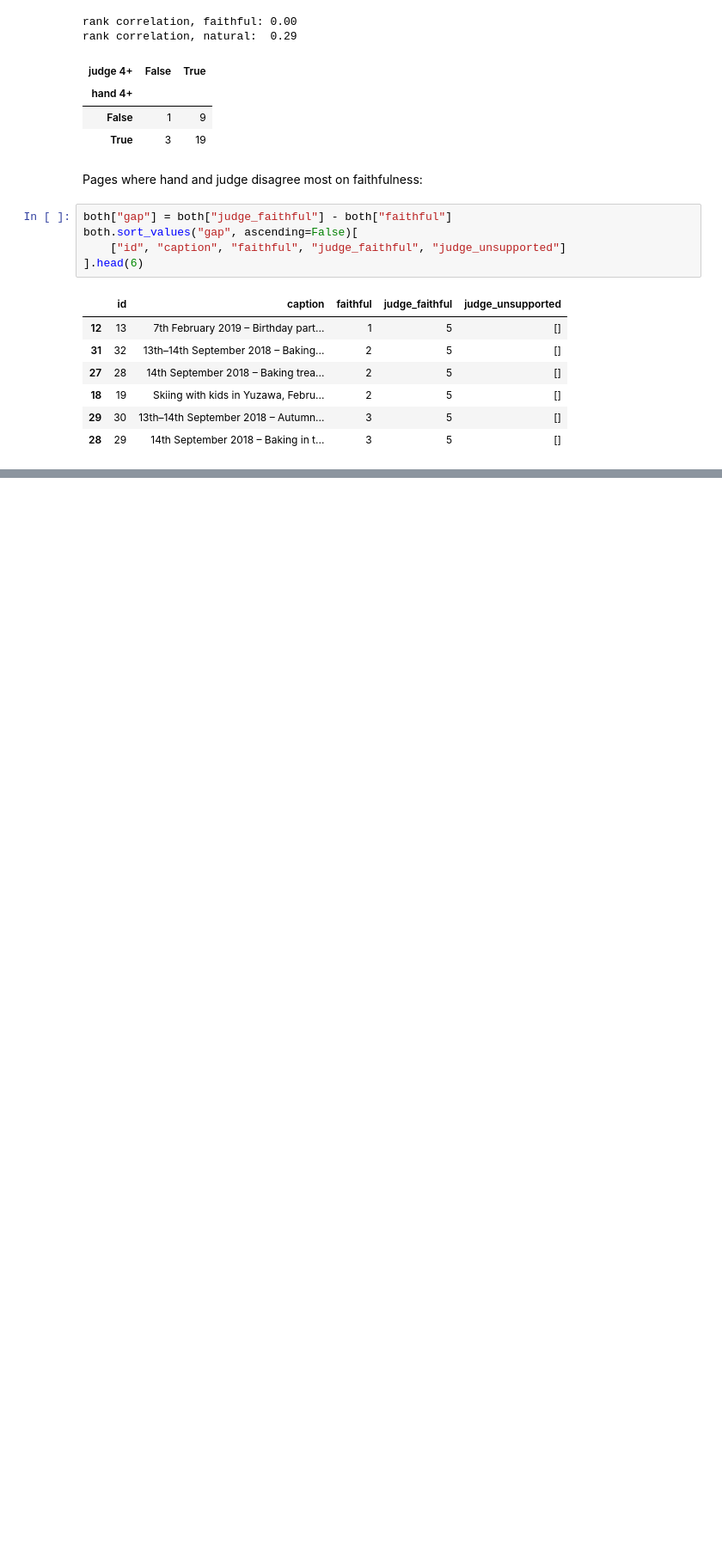
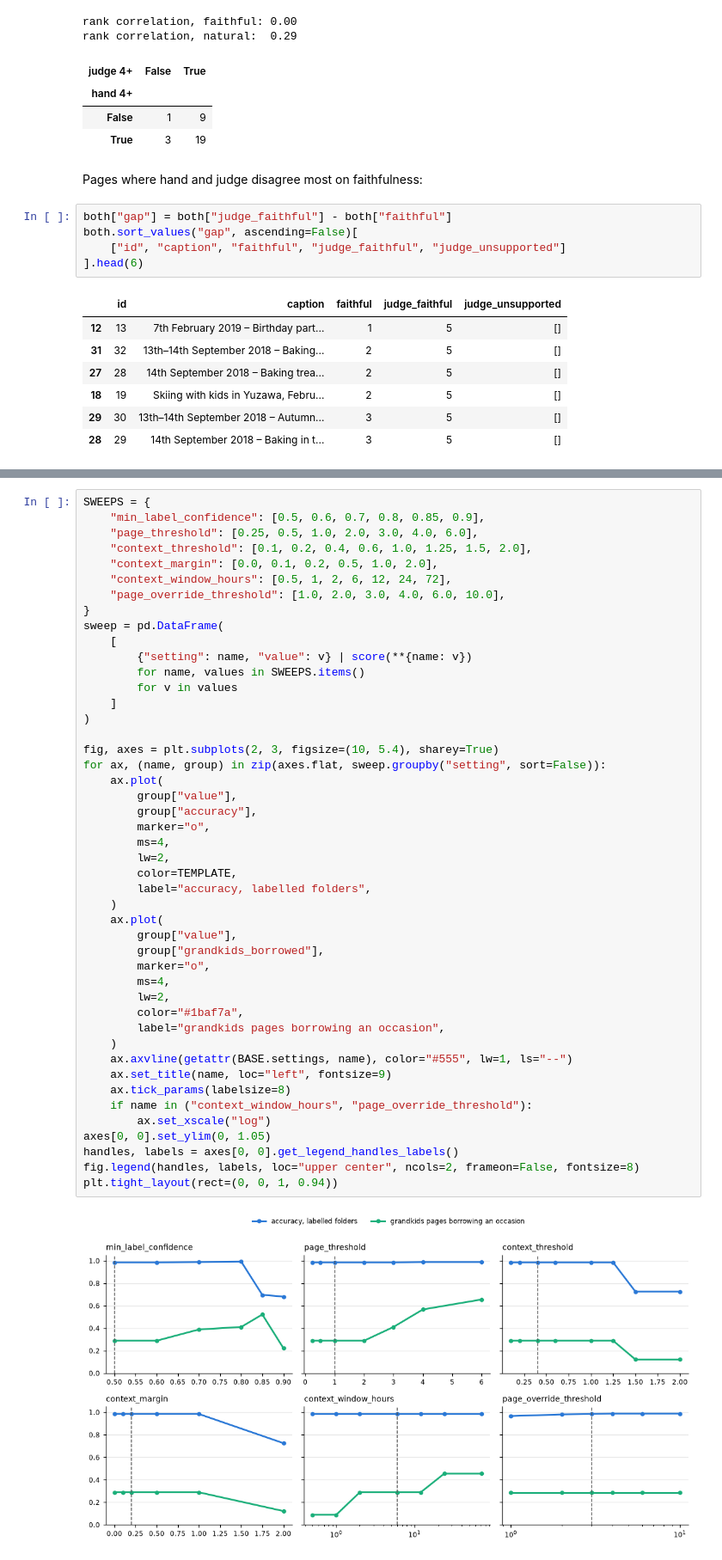
Before and after one commit to felix-e-h-p/photobook-captioner, a Jupyter notebook: notebooks/03_results.ipynb, the cells around one changed output, grey strips where cells are left out. Shown at 86% size. Saved outputs shown, nothing was run; the diff lists cells and outputs as text; blank space fills up the shorter version.

```diff
--- a/notebooks/03_results.ipynb
+++ b/notebooks/03_results.ipynb
@@ -290,0 +429,48 @@ Judge is more lenient than a person. It sees facts and label names but not the p
+# %%
+SWEEPS = {
+    "min_label_confidence": [0.5, 0.6, 0.7, 0.8, 0.85, 0.9],
+    "page_threshold": [0.25, 0.5, 1.0, 2.0, 3.0, 4.0, 6.0],
+    "context_threshold": [0.1, 0.2, 0.4, 0.6, 1.0, 1.25, 1.5, 2.0],
+    "context_margin": [0.0, 0.1, 0.2, 0.5, 1.0, 2.0],
+    "context_window_hours": [0.5, 1, 2, 6, 12, 24, 72],
+    "page_override_threshold": [1.0, 2.0, 3.0, 4.0, 6.0, 10.0],
+}
+sweep = pd.DataFrame(
+    [
+        {"setting": name, "value": v} | score(**{name: v})
+        for name, values in SWEEPS.items()
+        for v in values
+    ]
+)
+
+fig, axes = plt.subplots(2, 3, figsize=(10, 5.4), sharey=True)
+for ax, (name, group) in zip(axes.flat, sweep.groupby("setting", sort=False)):
+    ax.plot(
+        group["value"],
+        group["accuracy"],
+        marker="o",
+        ms=4,
+        lw=2,
+        color=TEMPLATE,
+        label="accuracy, labelled folders",
+    )
+    ax.plot(
+        group["value"],
+        group["grandkids_borrowed"],
+        marker="o",
+        ms=4,
+        lw=2,
+        color="#1baf7a",
+        label="grandkids pages borrowing an occasion",
+    )
+    ax.axvline(getattr(BASE.settings, name), color="#555", lw=1, ls="--")
+    ax.set_title(name, loc="left", fontsize=9)
+    ax.tick_params(labelsize=8)
+    if name in ("context_window_hours", "page_override_threshold"):
+        ax.set_xscale("log")
+axes[0, 0].set_ylim(0, 1.05)
+handles, labels = axes[0, 0].get_legend_handles_labels()
+fig.legend(handles, labels, loc="upper center", ncols=2, frameon=False, fontsize=8)
+plt.tight_layout(rect=(0, 0, 1, 0.94))
+# %% [output]
+[figure, added]
```
Also changed, not shown: parts of 20 cells of this notebook.
